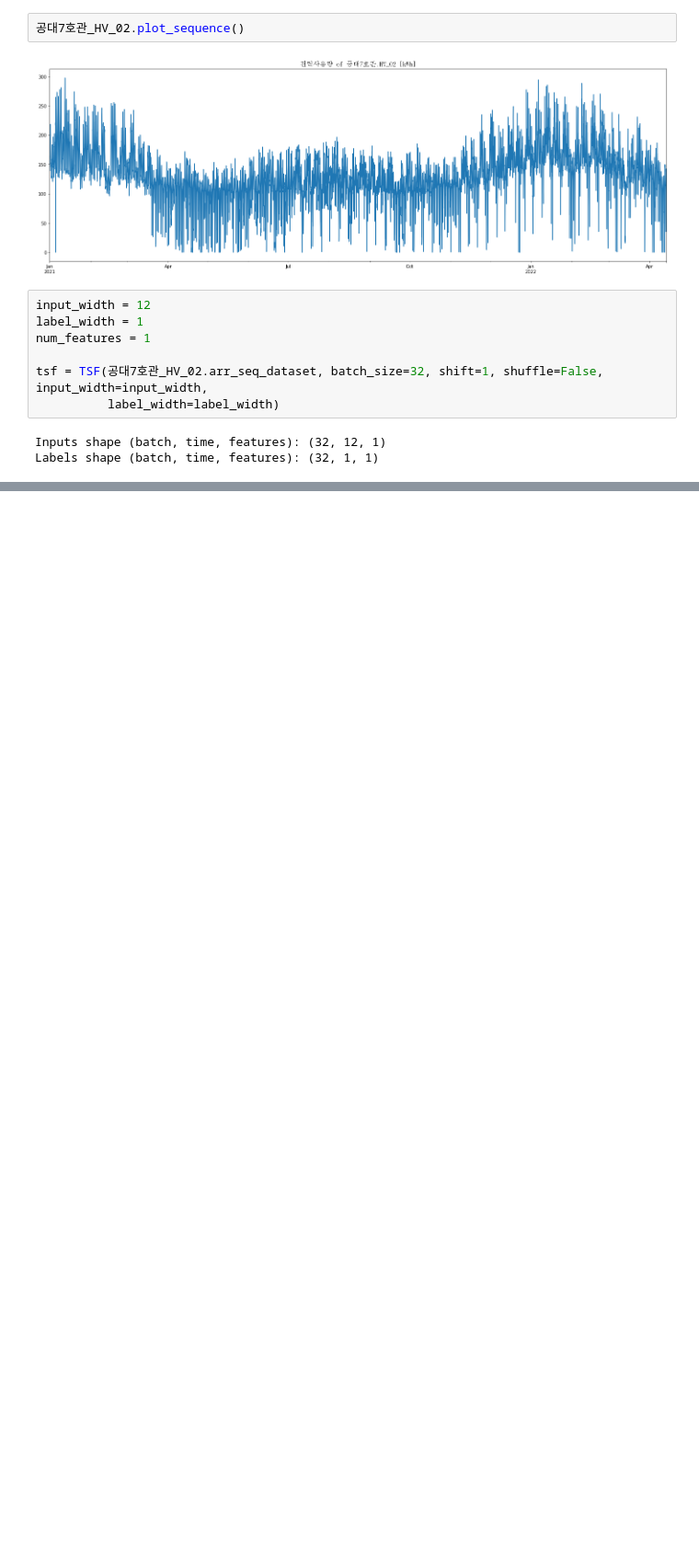
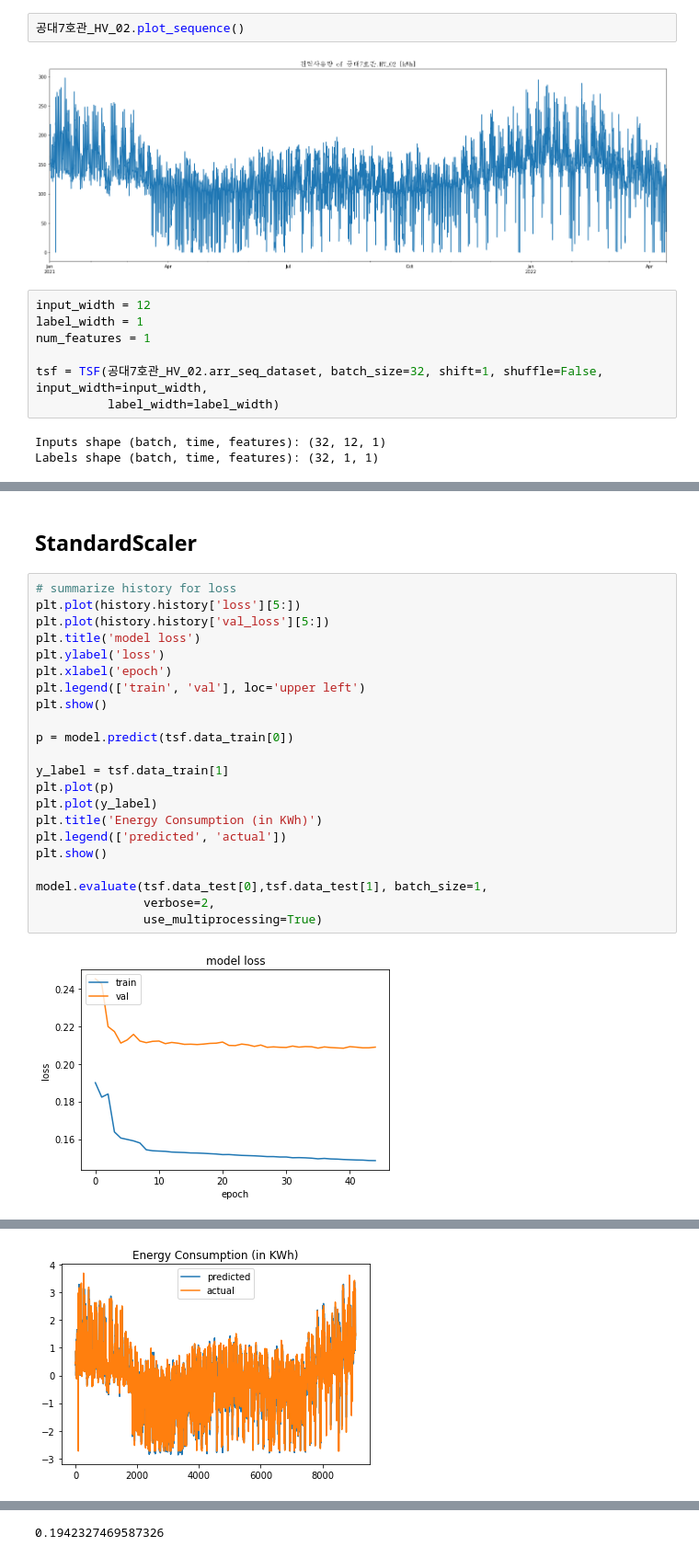
Before and after one commit to andrewlee1807/TSDatasets, a Jupyter notebook: cnu_power_consumption.ipynb, the cells around one changed output, grey strips where cells are left out. Shown: that part at 92% size. Saved outputs shown, nothing was run; the diff lists cells and outputs as text; blank space fills up the shorter version.

```diff
--- a/cnu_power_consumption.ipynb
+++ b/cnu_power_consumption.ipynb
@@ -80,0 +306,26 @@ history = model.fit(tsf.train,
+# %% [markdown]
+## StandardScaler
+# %%
+# summarize history for loss
+plt.plot(history.history['loss'][5:])
+plt.plot(history.history['val_loss'][5:])
+plt.title('model loss')
+plt.ylabel('loss')
+plt.xlabel('epoch')
+plt.legend(['train', 'val'], loc='upper left')
+plt.show()
+
+p = model.predict(tsf.data_train[0])
+
+y_label = tsf.data_train[1]
+plt.plot(p)
+plt.plot(y_label)
+plt.title('Energy Consumption (in KWh)')
+plt.legend(['predicted', 'actual'])
+plt.show()
+
+model.evaluate(tsf.data_test[0],tsf.data_test[1], batch_size=1,
+               verbose=2,
+               use_multiprocessing=True)
+# %% [output]
+[figure, added]
@@ -80,0 +333 @@ history = model.fit(tsf.train,
+[figure, added]
@@ -80,0 +335 @@ history = model.fit(tsf.train,
+0.1942327469587326
```
Also changed, not shown: parts of 17 cells of this notebook.
